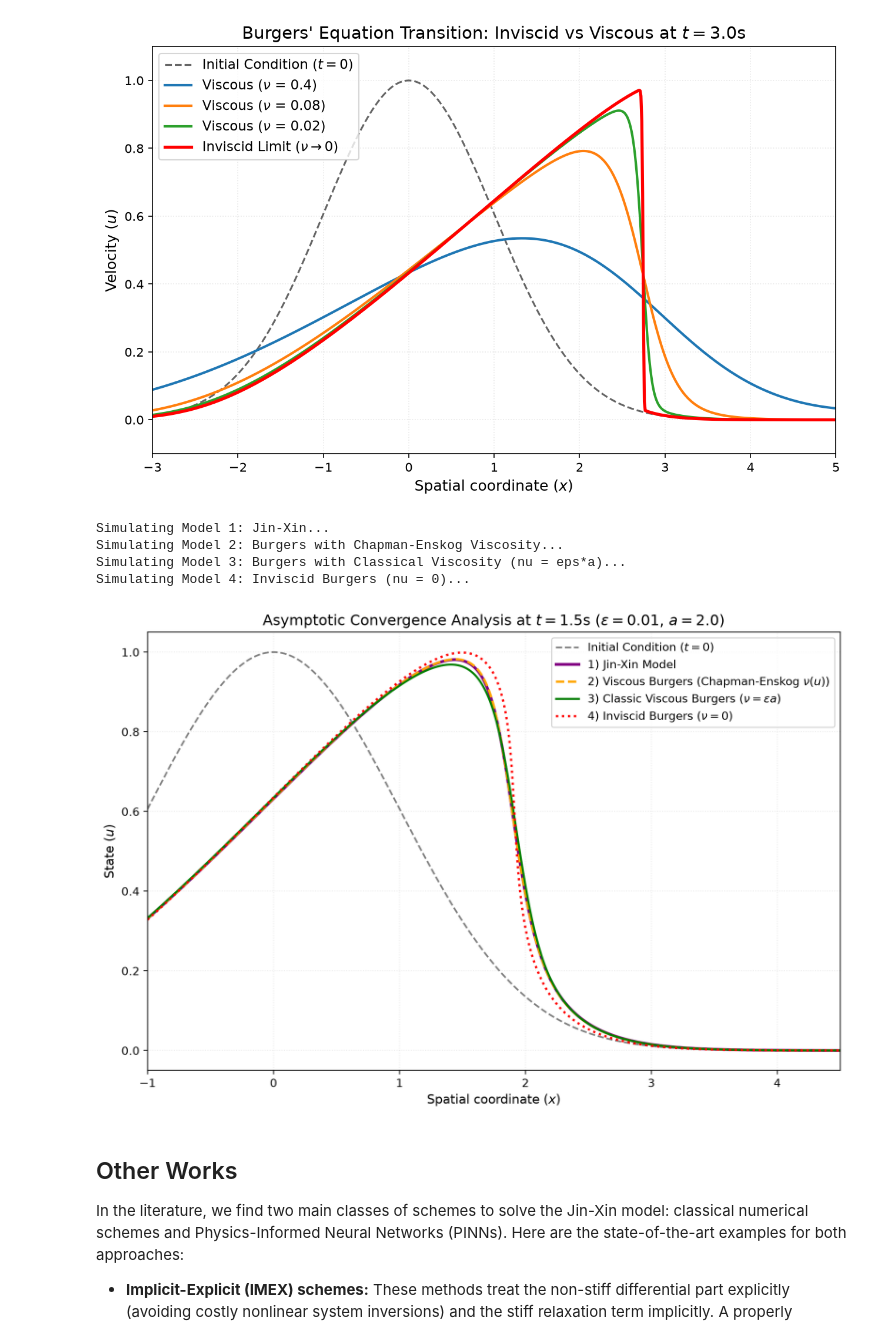
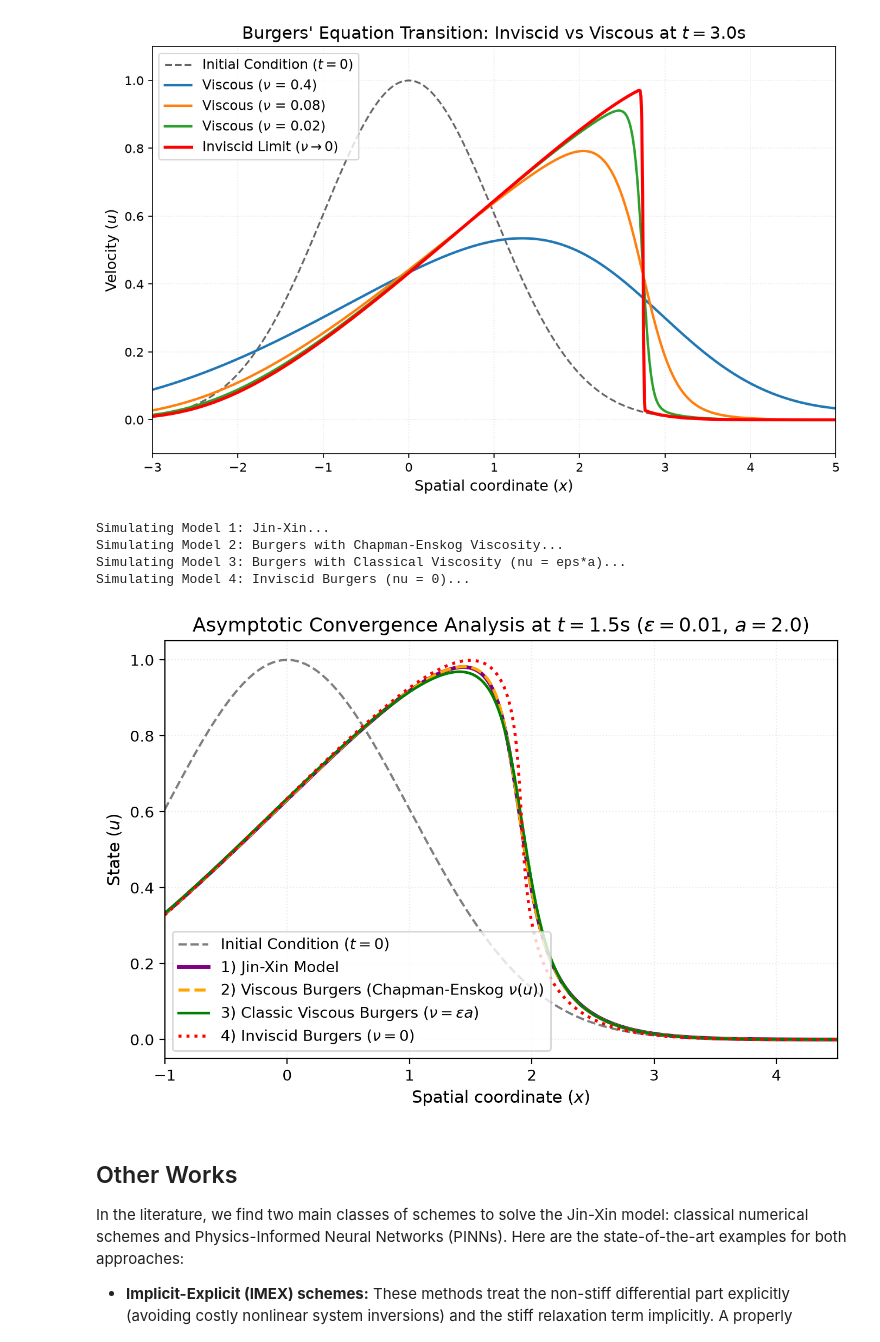
Before and after one commit to StefanoMagriniAlunno/StefanoMagriniAlunno.github.io, a Jupyter notebook: wiki/works/PareschiLecture26/main.ipynb, the cells around one changed output. Saved outputs shown, nothing was run; the diff lists cells and outputs as text; code cells hidden in the pictures.

```diff
--- a/wiki/works/Exam26/main.ipynb
+++ b/wiki/works/PareschiLecture26/main.ipynb
@@ -428,36 +432,36 @@ print("Simulating Model 2: Burgers with Chapman-Enskog Viscosity...")
 u_chapman = solve_burgers_general(u_zero, Dx, T_final, eps, a, mode='chapman')
 
 print("Simulating Model 3: Burgers with Classical Viscosity (nu = eps*a)...")
 u_classic = solve_burgers_general(u_zero, Dx, T_final, eps, a, mode='classic')
 
 print("Simulating Model 4: Inviscid Burgers (nu = 0)...")
 u_inviscid = solve_burgers_general(u_zero, Dx, T_final, eps, a, mode='inviscid')
 
 # --- PLOTTING ---
-plt.figure(figsize=(11, 7), dpi=200)
+plt.figure(figsize=(8, 5), dpi=200)
 
 plt.plot(x.numpy(), u_zero.numpy(), label=r'Initial Condition ($t=0$)', color='black', linestyle='--', alpha=0.5)
 plt.plot(x.numpy(), u_jinxin.numpy(), label=r'1) Jin-Xin Model', color='purple', linewidth=2.5)
 plt.plot(x.numpy(), u_chapman.numpy(), label=r'2) Viscous Burgers (Chapman-Enskog $\nu(u)$)', color='orange', linestyle='--', linewidth=2)
 plt.plot(x.numpy(), u_classic.numpy(), label=r'3) Classic Viscous Burgers ($\nu = \varepsilon a$)', color='green', linewidth=1.8)
 plt.plot(x.numpy(), u_inviscid.numpy(), label=r'4) Inviscid Burgers ($\nu = 0$)', color='red', linestyle=':', linewidth=2)
 
 plt.title(rf"Asymptotic Convergence Analysis at $t = {T_final}\mathrm{{s}}$ ($\varepsilon = {eps}$, $a = {a}$)", fontsize=13)
 plt.xlabel(r"Spatial coordinate ($x$)", fontsize=11)
 plt.ylabel(r"State ($u$)", fontsize=11)
 plt.grid(True, alpha=0.25, linestyle=':')
 plt.xlim(-1, 4.5)  # Zoom on shock front
 plt.ylim(-0.05, 1.05)
-plt.legend(fontsize=10, loc='upper right')
+plt.legend(fontsize=10, loc='lower left')
 
 plt.savefig("asymptotic_comparison.png", bbox_inches='tight')
 plt.show()
 # %% [output]
 Simulating Model 1: Jin-Xin...
 Simulating Model 2: Burgers with Chapman-Enskog Viscosity...
 Simulating Model 3: Burgers with Classical Viscosity (nu = eps*a)...
 Simulating Model 4: Inviscid Burgers (nu = 0)...
-[figure, old version]
+[figure, new version]
 # %% [markdown]
 ## Other Works <a name="other-works"></a>
 
```
Also changed, not shown: parts of 3 cells of this notebook, 26 other files.
